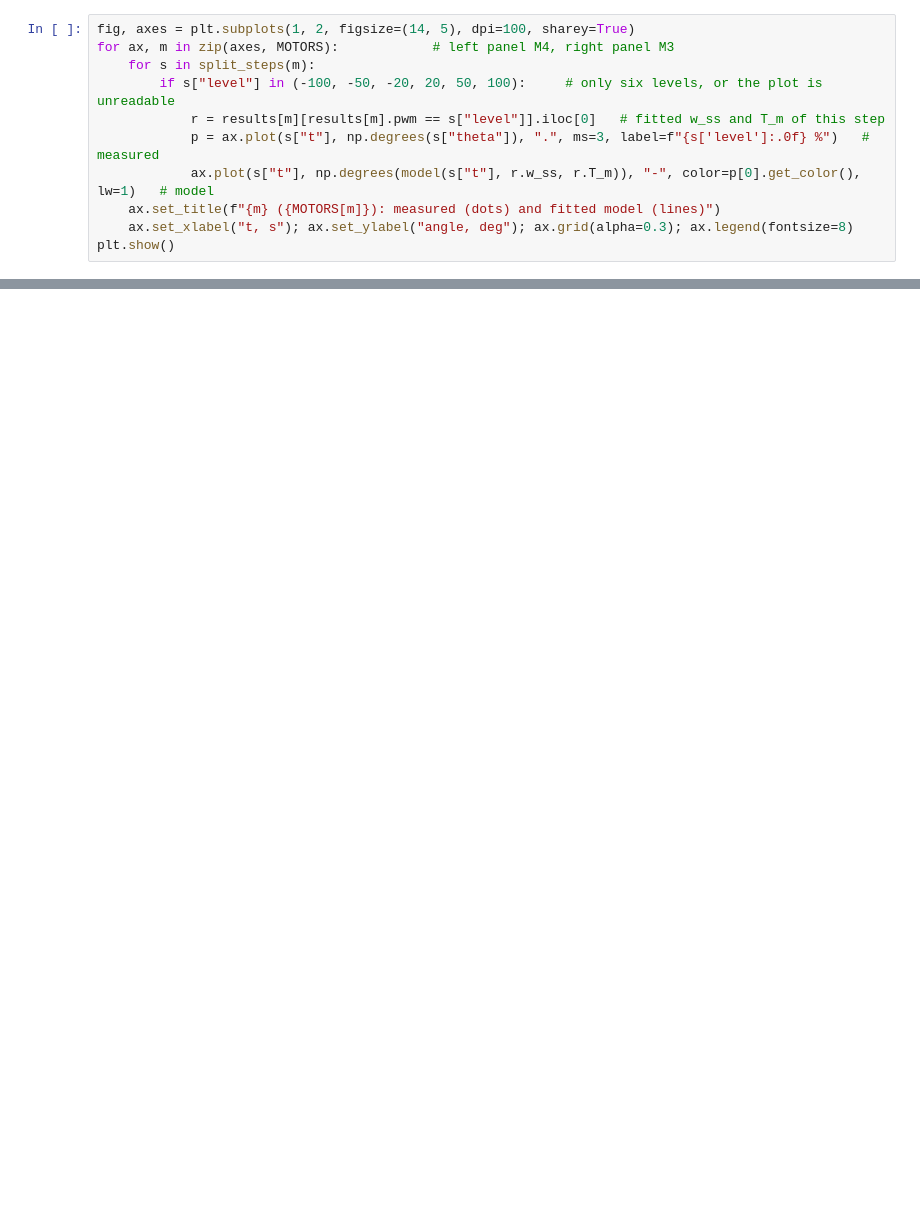
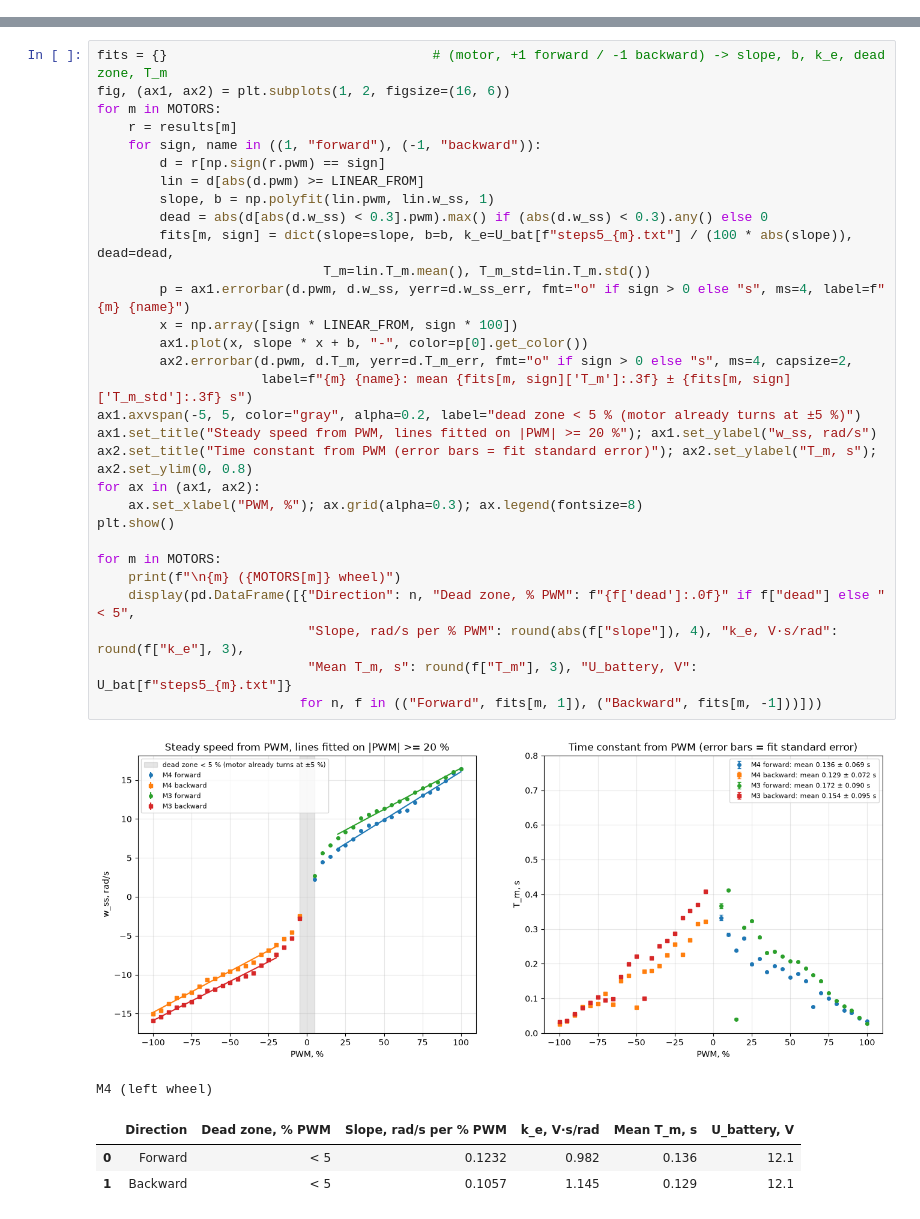
Before and after one commit to diyorbek-7/CS413---Robotics, a Jupyter notebook: Lab5/robotics_lab5_240046.ipynb, the cells around one changed output, grey strips where cells are left out. Saved outputs shown, nothing was run; the diff lists cells and outputs as text; blank space fills up the shorter version.

```diff
--- a/Lab5/robotics_lab5_240046.ipynb
+++ b/Lab5/robotics_lab5_240046.ipynb
@@ -126,11 +139,0 @@ M3 (right wheel), U_battery = 12.10 V
-# %%
-fig, axes = plt.subplots(1, 2, figsize=(14, 5), dpi=100, sharey=True)
-for ax, m in zip(axes, MOTORS):            # left panel M4, right panel M3
-    for s in split_steps(m):
-        if s["level"] in (-100, -50, -20, 20, 50, 100):     # only six levels, or the plot is unreadable
-            r = results[m][results[m].pwm == s["level"]].iloc[0]   # fitted w_ss and T_m of this step
-            p = ax.plot(s["t"], np.degrees(s["theta"]), ".", ms=3, label=f"{s['level']:.0f} %")   # measured
-            ax.plot(s["t"], np.degrees(model(s["t"], r.w_ss, r.T_m)), "-", color=p[0].get_color(), lw=1)   # model
-    ax.set_title(f"{m} ({MOTORS[m]}): measured (dots) and fitted model (lines)")
-    ax.set_xlabel("t, s"); ax.set_ylabel("angle, deg"); ax.grid(alpha=0.3); ax.legend(fontsize=8)
-plt.show()
@@ -185,0 +154,36 @@ display(pd.DataFrame(rows))
+# %%
+fits = {}                                  # (motor, +1 forward / -1 backward) -> slope, b, k_e, dead zone, T_m
+fig, (ax1, ax2) = plt.subplots(1, 2, figsize=(16, 6))
+for m in MOTORS:
+    r = results[m]
+    for sign, name in ((1, "forward"), (-1, "backward")):
+        d = r[np.sign(r.pwm) == sign]
+        lin = d[abs(d.pwm) >= LINEAR_FROM]
+        slope, b = np.polyfit(lin.pwm, lin.w_ss, 1)
+        dead = abs(d[abs(d.w_ss) < 0.3].pwm).max() if (abs(d.w_ss) < 0.3).any() else 0
+        fits[m, sign] = dict(slope=slope, b=b, k_e=U_bat[f"steps5_{m}.txt"] / (100 * abs(slope)), dead=dead,
+                             T_m=lin.T_m.mean(), T_m_std=lin.T_m.std())
+        p = ax1.errorbar(d.pwm, d.w_ss, yerr=d.w_ss_err, fmt="o" if sign > 0 else "s", ms=4, label=f"{m} {name}")
+        x = np.array([sign * LINEAR_FROM, sign * 100])
+        ax1.plot(x, slope * x + b, "-", color=p[0].get_color())
+        ax2.errorbar(d.pwm, d.T_m, yerr=d.T_m_err, fmt="o" if sign > 0 else "s", ms=4, capsize=2,
+                     label=f"{m} {name}: mean {fits[m, sign]['T_m']:.3f} ± {fits[m, sign]['T_m_std']:.3f} s")
+ax1.axvspan(-5, 5, color="gray", alpha=0.2, label="dead zone < 5 % (motor already turns at ±5 %)")
+ax1.set_title("Steady speed from PWM, lines fitted on |PWM| >= 20 %"); ax1.set_ylabel("w_ss, rad/s")
+ax2.set_title("Time constant from PWM (error bars = fit standard error)"); ax2.set_ylabel("T_m, s"); ax2.set_ylim(0, 0.8)
+for ax in (ax1, ax2):
+    ax.set_xlabel("PWM, %"); ax.grid(alpha=0.3); ax.legend(fontsize=8)
+plt.show()
+
+for m in MOTORS:
+    print(f"\n{m} ({MOTORS[m]} wheel)")
+    display(pd.DataFrame([{"Direction": n, "Dead zone, % PWM": f"{f['dead']:.0f}" if f["dead"] else "< 5",
+                           "Slope, rad/s per % PWM": round(abs(f["slope"]), 4), "k_e, V·s/rad": round(f["k_e"], 3),
+                           "Mean T_m, s": round(f["T_m"], 3), "U_battery, V": U_bat[f"steps5_{m}.txt"]}
+                          for n, f in (("Forward", fits[m, 1]), ("Backward", fits[m, -1]))]))
+# %% [output]
+[figure, added]
+M4 (left wheel)
+|  | Direction | Dead zone, % PWM | Slope, rad/s per % PWM | k_e, V·s/rad | Mean T_m, s | U_battery, V |
+| 0 | Forward | < 5 | 0.1232 | 0.982 | 0.136 | 12.1 |
+| 1 | Backward | < 5 | 0.1057 | 1.145 | 0.129 | 12.1 |
```
Also changed, not shown: parts of 29 cells of this notebook, 7 other files.
